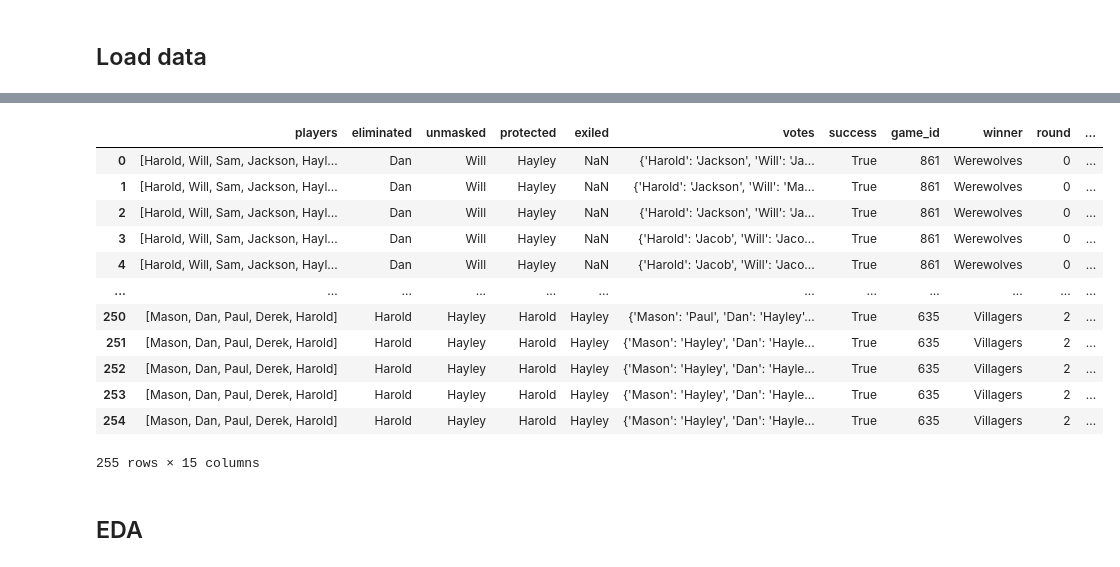
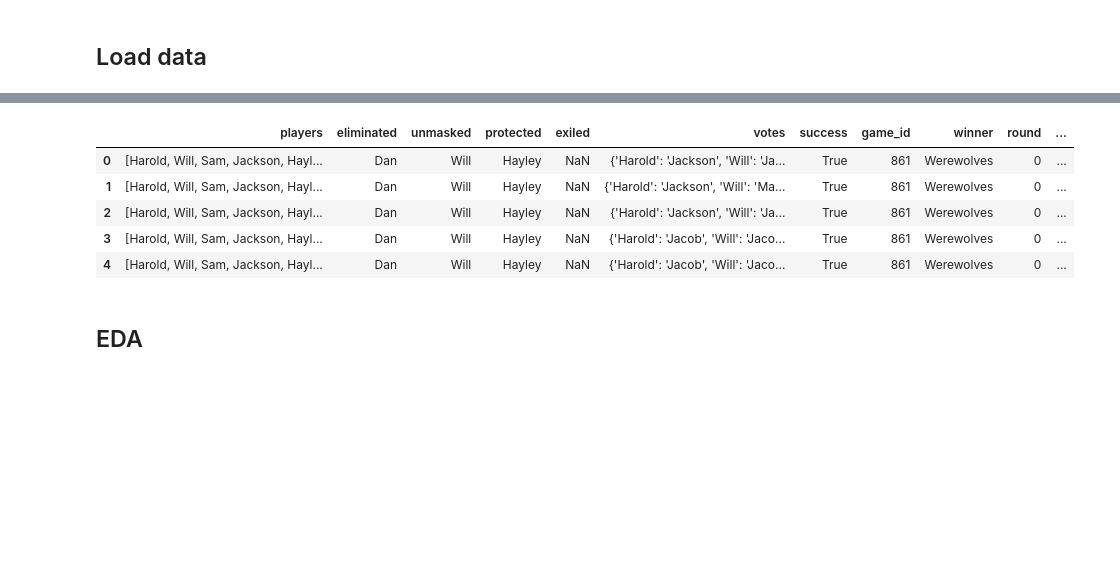
Before and after one commit to CUBoulder-DS/CSCI-5423-Final, a Jupyter notebook: Notebooks/EDA_Comparison.ipynb, the cells around one changed output, grey strips where cells are left out. Cells and saved outputs as stored; diff of their text form; code cells hidden in the pictures; blank space fills up the shorter version.

```diff
--- a/Notebooks/EDA_Comparison.ipynb
+++ b/Notebooks/EDA_Comparison.ipynb
@@ -98,19 +117,12 @@ hum_text_df
 # %%
-llm_text_df
+llm_text_df.head()
 # %% [output]
 |  | players | eliminated | unmasked | protected | exiled | votes | success | game_id | winner | round | ... |
 | 0 | [Harold, Will, Sam, Jackson, Hayl... | Dan | Will | Hayley | NaN | {'Harold': 'Jackson', 'Will': 'Ja... | True | 861 | Werewolves | 0 | ... |
 | 1 | [Harold, Will, Sam, Jackson, Hayl... | Dan | Will | Hayley | NaN | {'Harold': 'Jackson', 'Will': 'Ma... | True | 861 | Werewolves | 0 | ... |
 | 2 | [Harold, Will, Sam, Jackson, Hayl... | Dan | Will | Hayley | NaN | {'Harold': 'Jackson', 'Will': 'Ja... | True | 861 | Werewolves | 0 | ... |
 | 3 | [Harold, Will, Sam, Jackson, Hayl... | Dan | Will | Hayley | NaN | {'Harold': 'Jacob', 'Will': 'Jaco... | True | 861 | Werewolves | 0 | ... |
 | 4 | [Harold, Will, Sam, Jackson, Hayl... | Dan | Will | Hayley | NaN | {'Harold': 'Jacob', 'Will': 'Jaco... | True | 861 | Werewolves | 0 | ... |
-| ... | ... | ... | ... | ... | ... | ... | ... | ... | ... | ... | ... |
-| 250 | [Mason, Dan, Paul, Derek, Harold] | Harold | Hayley | Harold | Hayley | {'Mason': 'Paul', 'Dan': 'Hayley'... | True | 635 | Villagers | 2 | ... |
-| 251 | [Mason, Dan, Paul, Derek, Harold] | Harold | Hayley | Harold | Hayley | {'Mason': 'Hayley', 'Dan': 'Hayle... | True | 635 | Villagers | 2 | ... |
-| 252 | [Mason, Dan, Paul, Derek, Harold] | Harold | Hayley | Harold | Hayley | {'Mason': 'Hayley', 'Dan': 'Hayle... | True | 635 | Villagers | 2 | ... |
-| 253 | [Mason, Dan, Paul, Derek, Harold] | Harold | Hayley | Harold | Hayley | {'Mason': 'Hayley', 'Dan': 'Hayle... | True | 635 | Villagers | 2 | ... |
-| 254 | [Mason, Dan, Paul, Derek, Harold] | Harold | Hayley | Harold | Hayley | {'Mason': 'Hayley', 'Dan': 'Hayle... | True | 635 | Villagers | 2 | ... |
-255 rows × 15 columns
 # %% [markdown]
 ## EDA
 # %% [markdown]
```
Also changed, not shown: parts of 11 cells of this notebook, 8 other files.
